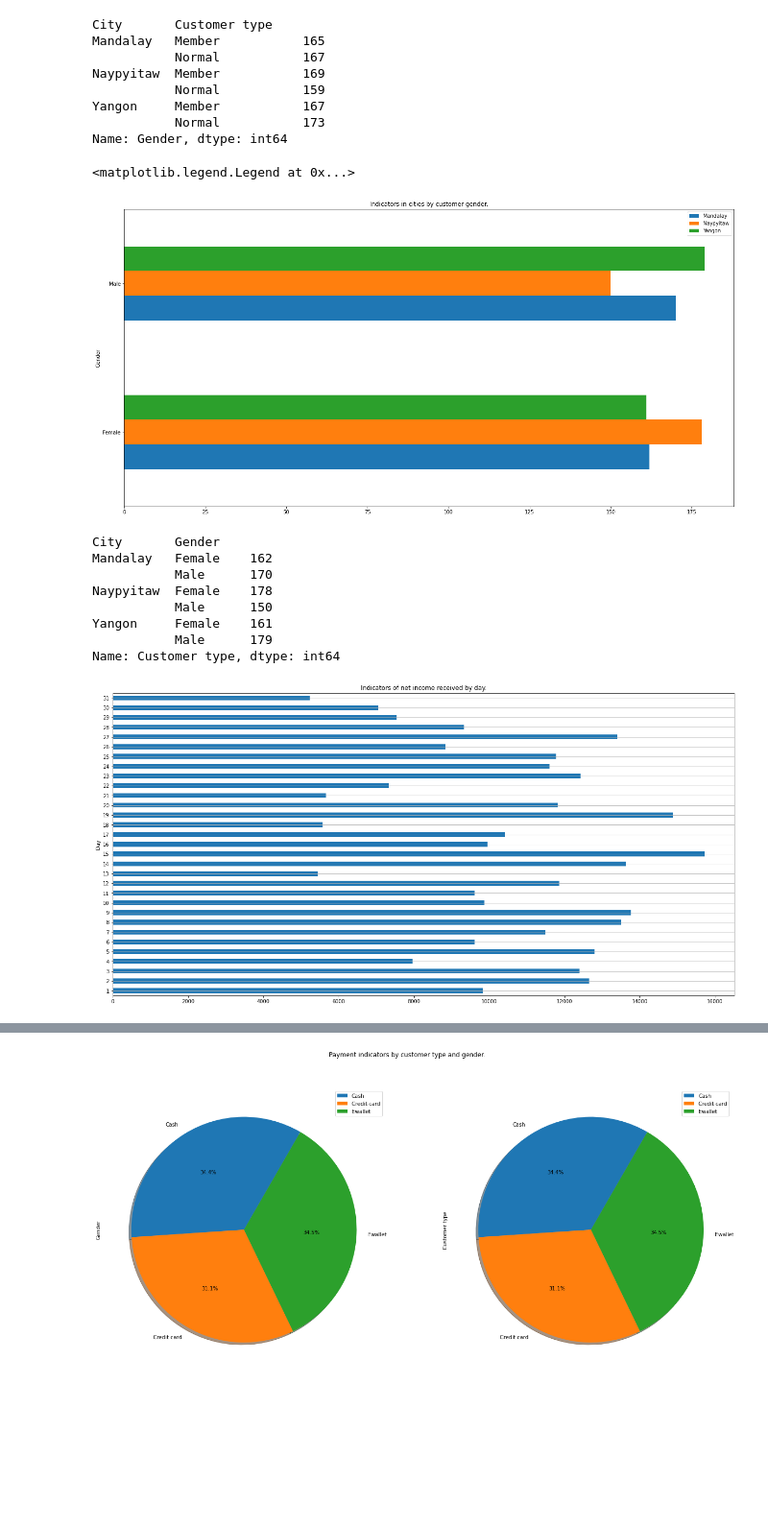
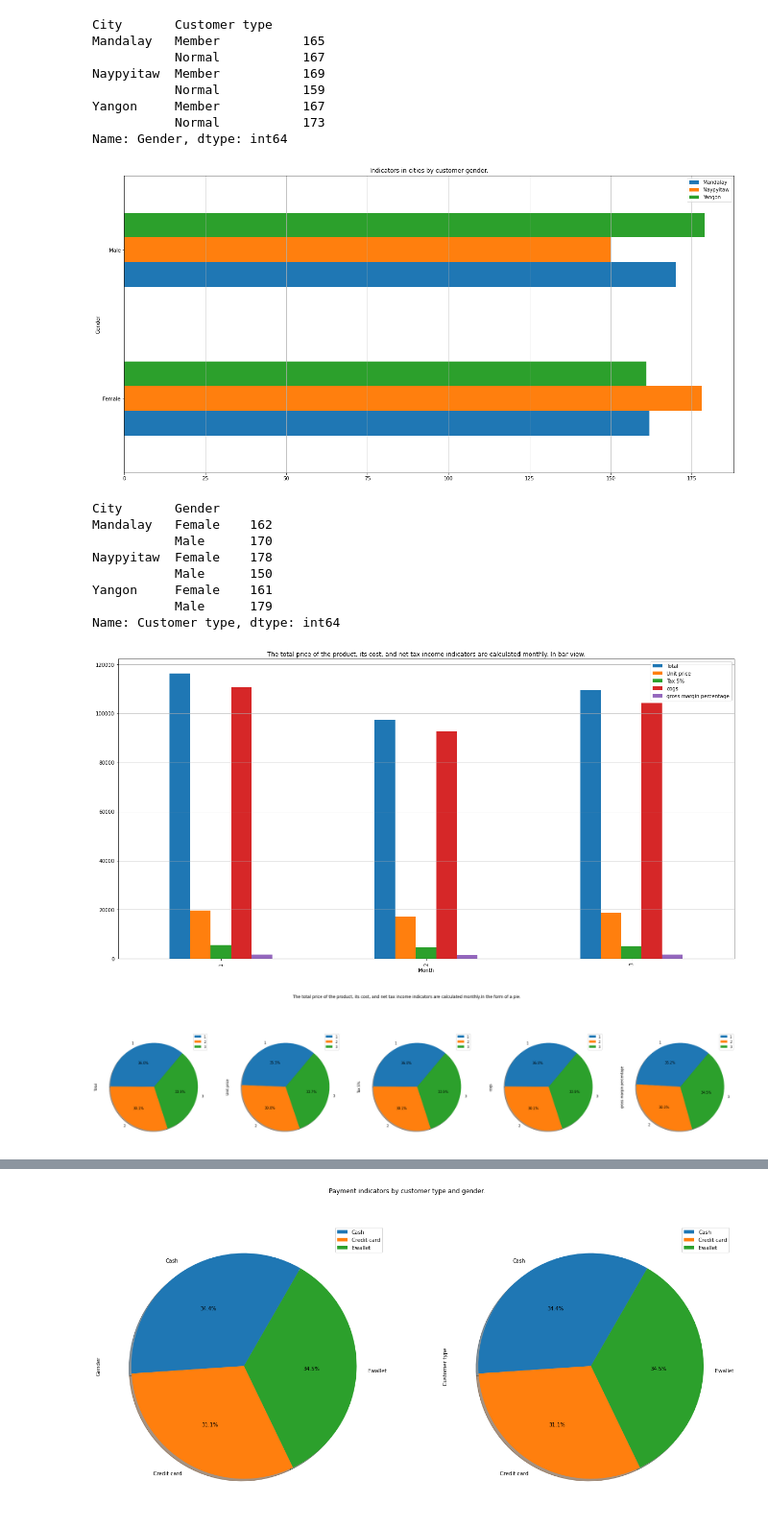
Before and after one commit to ShaxobiddinMukhiddinov/SuperMarket_analysis, a Jupyter notebook: MarketVisual.ipynb, the cells around one changed output, grey strips where cells are left out. Shown at 96% size. Saved outputs shown, nothing was run; the diff lists cells and outputs as text; code cells hidden in the pictures; blank space fills up the shorter version.

```diff
--- a/MarketVisual.ipynb
+++ b/MarketVisual.ipynb
@@ -156,9 +156,9 @@ Name: Gender, dtype: int64
 data_gender = df.groupby(['City','Gender']).count()['Customer type']
 a = data_gender.unstack(level=0).plot(kind='barh', figsize=(22,11), title="Indicators in cities by customer gender.")
 plt.legend(loc='upper right')
+plt.grid(axis='x')
 # %% [output]
-<matplotlib.legend.Legend at 0x...>
-[figure, old version]
+[figure, new version]
 # %%
 data_gender
 # %% [output]
@@ -172,11 +172,18 @@ Yangon     Female    161
 Name: Customer type, dtype: int64
 # %%
 #3
-data_total = df.groupby(['Day']).sum()['Total']
-b = data_total.plot(kind='barh', figsize=(22,11), title="Indicators of net income received by day.")
+data_total = df.groupby('Month')['Total','Unit price','Tax 5%','cogs','gross margin percentage',].sum()
+b = data_total.plot(kind='bar', figsize=(22,11), title="The total price of the product, its cost, and net tax income indicators are calculated monthly. In bar view.")
+
+
+
 plt.grid(axis='y')
 # %% [output]
-[figure, old version]
+[figure, new version]
+# %%
+b = data_total.plot(kind='pie', figsize=(34,8),autopct='%1.1f%%', subplots=True, shadow=True, startangle=50,  title='The total price of the product, its cost, and net tax income indicators are calculated monthly.In the form of a pie.')
+# %% [output]
+[figure, added]
 # %%
 data_total
 # %% [output]
```
Also changed, not shown: parts of 14 cells of this notebook.
